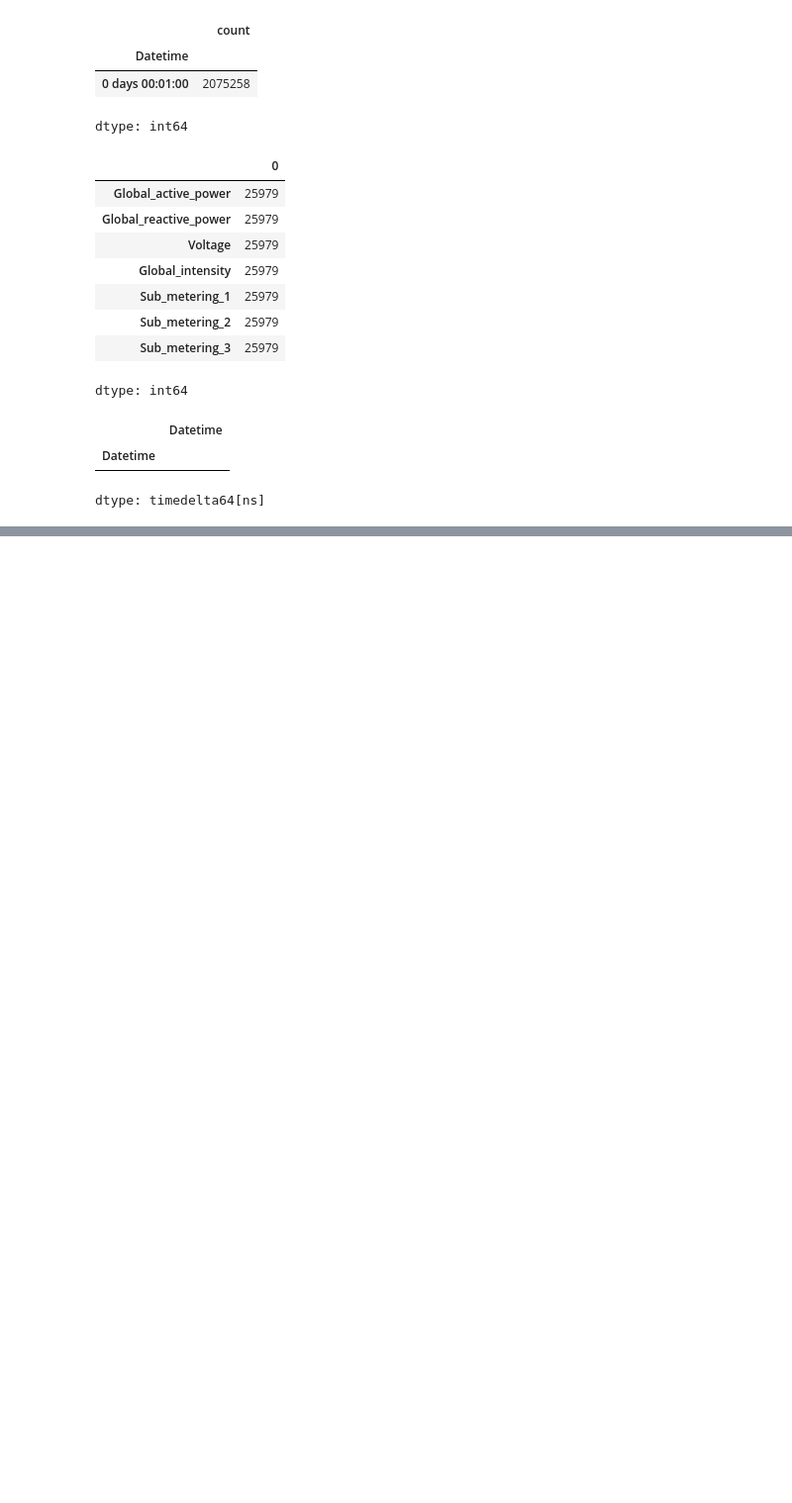
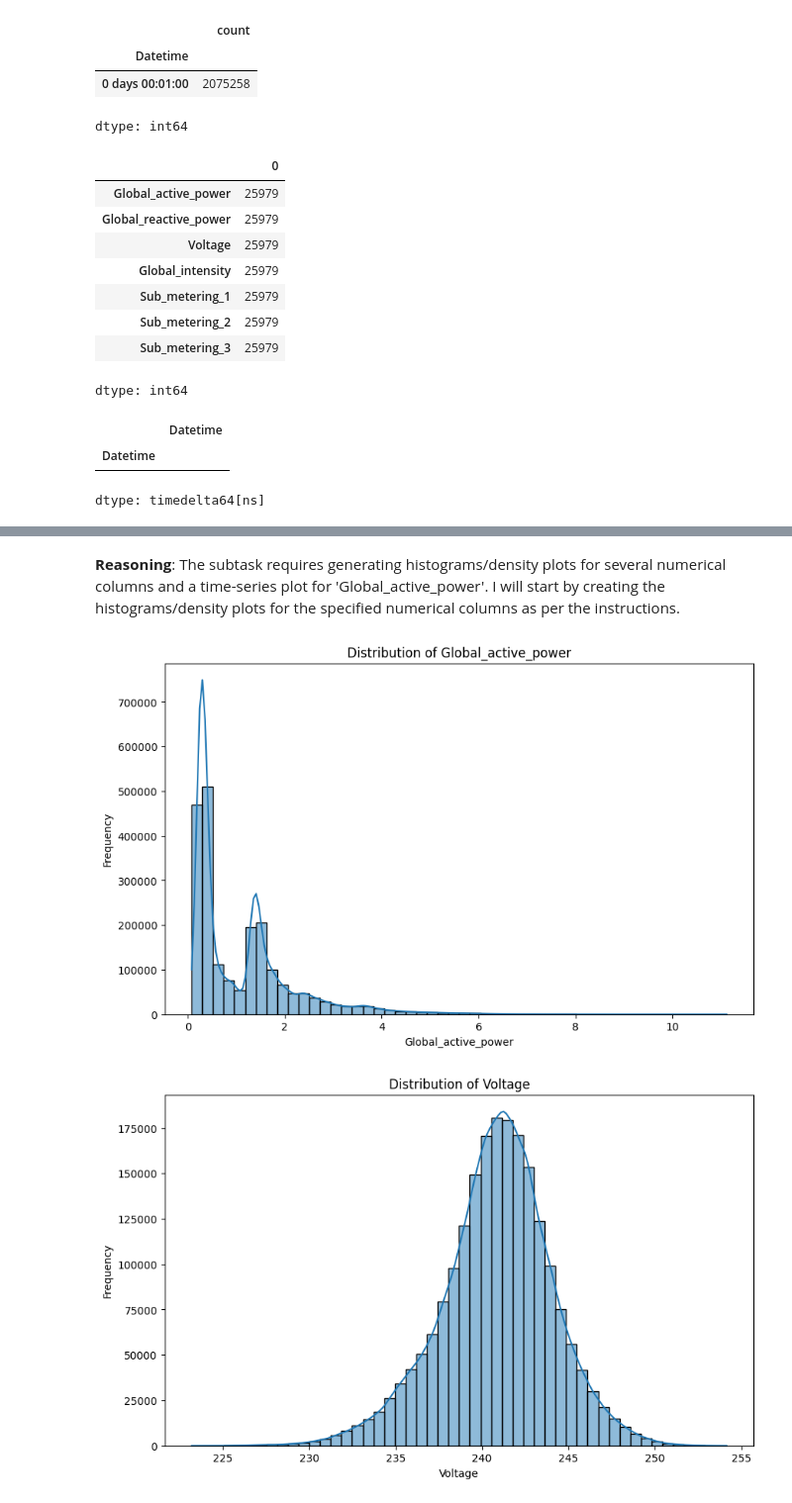
Before and after one commit to Adhi1755/Power-Consumption-Demand-Forecasting, a Jupyter notebook: Mini_Project_on_Demand_Forecasting.ipynb, the cells around one changed output, grey strips where cells are left out. Shown at 99% size. Cells and saved outputs as stored; diff of their text form; code cells hidden in the pictures; blank space fills up the shorter version.

```diff
--- a/Mini_Project_on_Demand_Forecasting.ipynb
+++ b/Mini_Project_on_Demand_Forecasting.ipynb
@@ -277,3 +294 @@ df.isnull().sum()
 dtype: int64
-# %%
-df['large_gap_flag'] = (time_diff > pd.Timedelta('10min')).astype(int)
@@ -298,0 +322,23 @@ memory usage: 207.0 MB
+# %% [markdown]
+**Reasoning**:
+The subtask requires generating histograms/density plots for several numerical columns and a time-series plot for 'Global_active_power'. I will start by creating the histograms/density plots for the specified numerical columns as per the instructions.
+# %%
+numeric_features = [
+    'Global_active_power',
+    'Voltage',
+    'Global_intensity',
+    'Sub_metering_1',
+    'Sub_metering_2',
+    'Sub_metering_3'
+]
+
+for col in numeric_features:
+    plt.figure(figsize=(10, 6))
+    sns.histplot(df[col], kde=True, bins=50)
+    plt.title(f'Distribution of {col}')
+    plt.xlabel(col)
+    plt.ylabel('Frequency')
+    plt.show()
+# %% [output]
+[figure, added]
+[figure, added]
```
Also changed, not shown: parts of 58 cells of this notebook.
